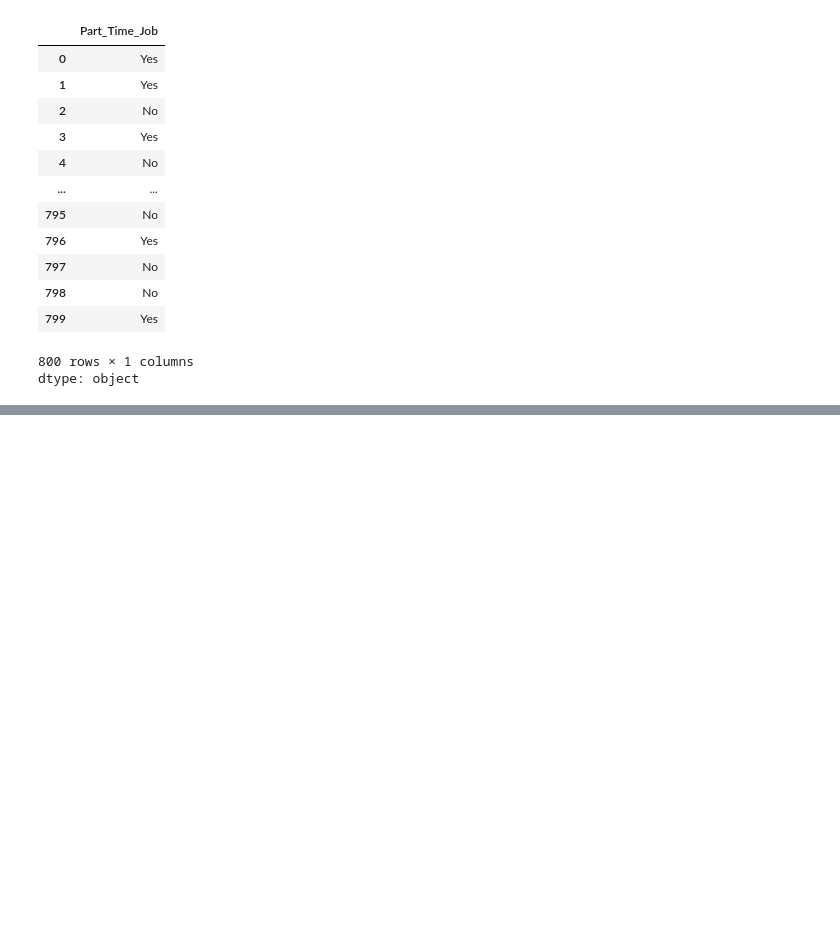
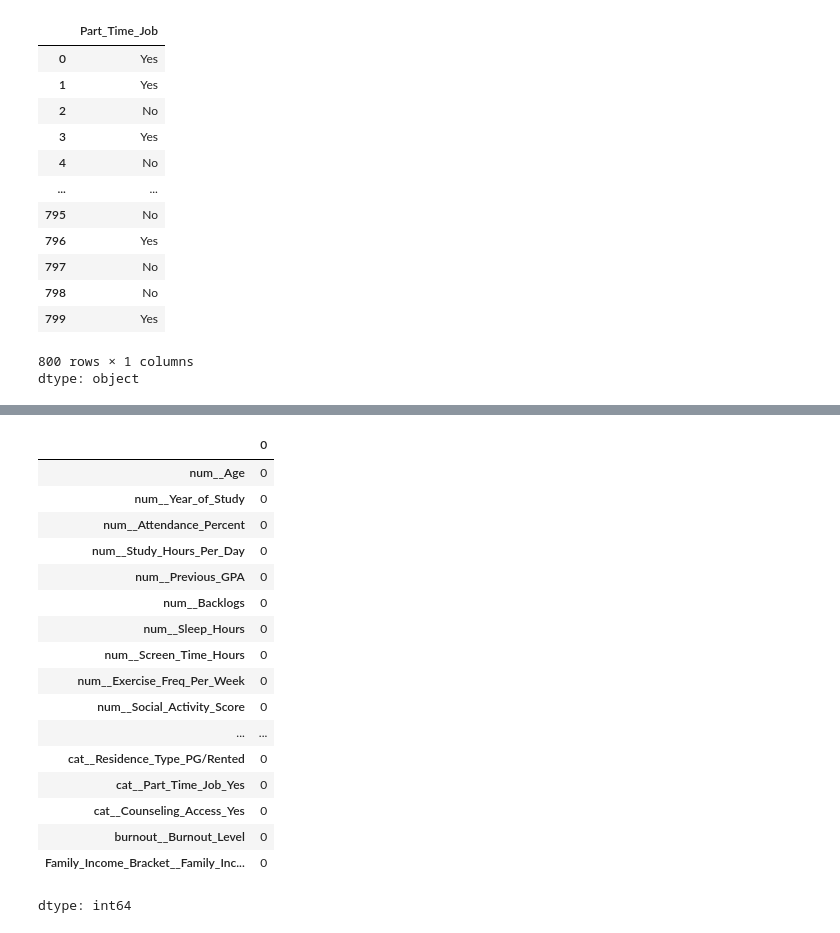
Before and after one commit to vishalakshi-19/ML_Week1, a Jupyter notebook: mlpractice.ipynb, the cells around one changed output, grey strips where cells are left out. Drawn from its saved outputs; the diff is of its cells as text; code cells hidden in the pictures; blank space fills up the shorter version.

```diff
--- a/mlpractice.ipynb
+++ b/mlpractice.ipynb
@@ -104,0 +156,21 @@ transformer = ColumnTransformer(transformers=[
+# %%
+x_train_transf.isnull().sum()
+# %% [output]
+|  | 0 |
+| num__Age | 0 |
+| num__Year_of_Study | 0 |
+| num__Attendance_Percent | 0 |
+| num__Study_Hours_Per_Day | 0 |
+| num__Previous_GPA | 0 |
+| num__Backlogs | 0 |
+| num__Sleep_Hours | 0 |
+| num__Screen_Time_Hours | 0 |
+| num__Exercise_Freq_Per_Week | 0 |
+| num__Social_Activity_Score | 0 |
+| ... | ... |
+| cat__Residence_Type_PG/Rented | 0 |
+| cat__Part_Time_Job_Yes | 0 |
+| cat__Counseling_Access_Yes | 0 |
+| burnout__Burnout_Level | 0 |
+| Family_Income_Bracket__Family_Inc... | 0 |
+dtype: int64
```
Also changed, not shown: parts of 36 cells of this notebook.
